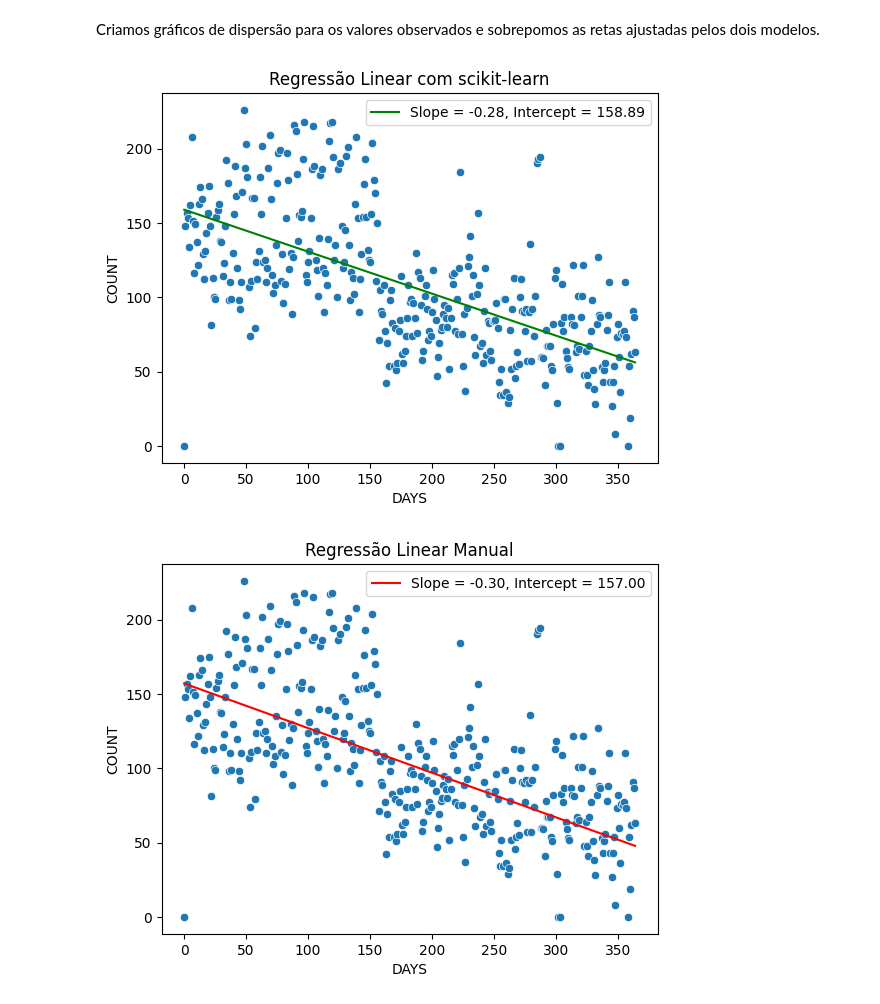
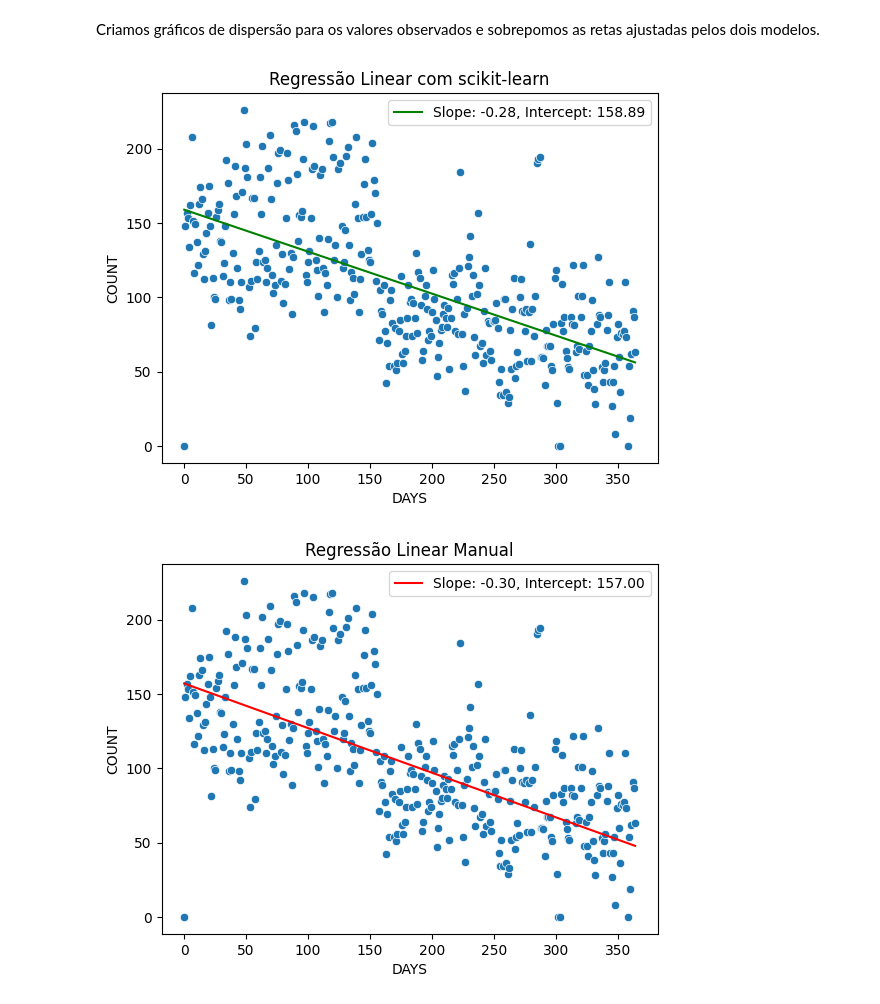
Before and after one commit to marcosnevary/pizza-sales-linear-regression, a Jupyter notebook: notebooks/pizza_sales_regression.ipynb, the cells around one changed output. Drawn from its saved outputs; the diff is of its cells as text; code cells hidden in the pictures.

```diff
--- a/notebooks/pizza_sales_regression.ipynb
+++ b/notebooks/pizza_sales_regression.ipynb
@@ -169,18 +169,20 @@ results_path = Path("..") / "results"
 # %%
 sns.scatterplot(df, x="DAYS", y="COUNT")
 sklearn_line, = plt.plot(df["DAYS"], predicted_values_sklearn, c="green")
-plt.legend([sklearn_line], [f"Slope = {model.coef_[0]:.2f}, Intercept = {model.intercept_:.2f}"])
+txt_sklearn =  f"Slope: {model.coef_[0]:.2f}, Intercept: {model.intercept_:.2f}"
+plt.legend([sklearn_line], [txt_sklearn])
 plt.title("Regressão Linear com scikit-learn")
 plt.savefig(results_path / "regressao_sklearn.png")
 plt.show()
 # %% [output]
-[figure, old version]
+[figure, new version]
 # %%
 sns.scatterplot(df, x="DAYS", y="COUNT")
 manual_line, = plt.plot(df["DAYS"], predicted_values_manual, c="red")
-plt.legend([manual_line], [f"Slope = {manual_model.slope:.2f}, Intercept = {manual_model.intercept:.2f}"])
+txt_manual = f"Slope: {manual_model.slope:.2f}, Intercept: {manual_model.intercept:.2f}"
+plt.legend([manual_line], [txt_manual])
 plt.title("Regressão Linear Manual")
 plt.savefig(results_path / "regressao_manual.png")
 plt.show()
 # %% [output]
-[figure, old version]
+[figure, new version]
```
Also changed, not shown: 2 other files.
